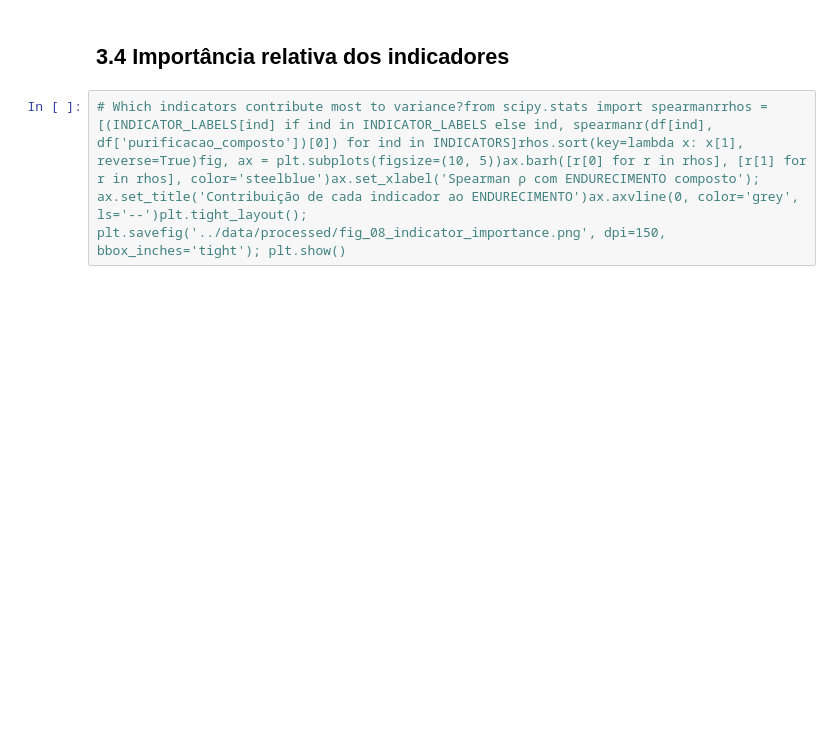
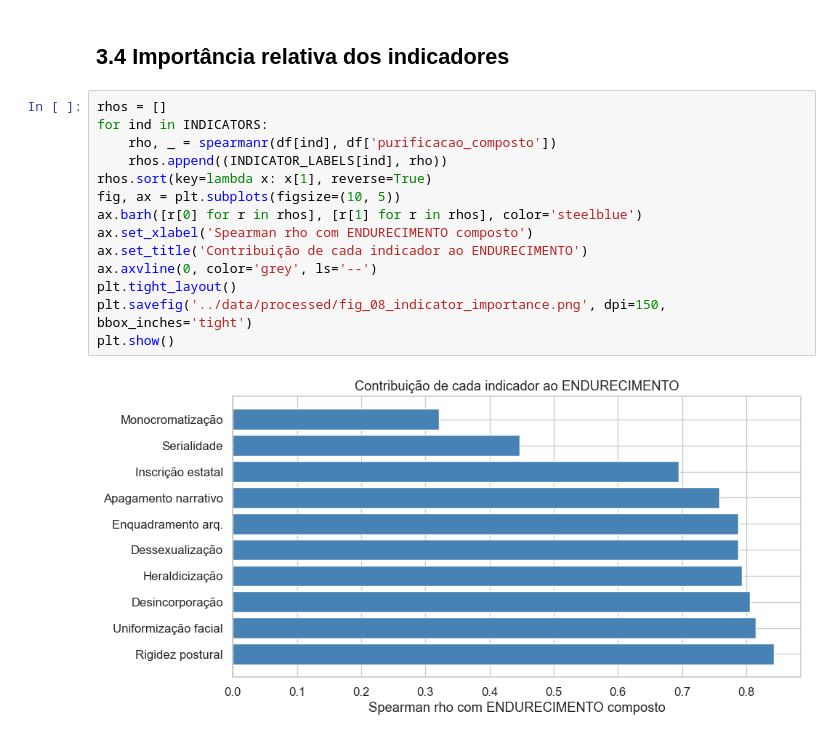
Before and after one commit to anavvanzin/iconocracy-corpus, a Jupyter notebook: notebooks/03_regression.ipynb, the cells around one changed output. Saved outputs shown, nothing was run; the diff lists cells and outputs as text; blank space fills up the shorter version.

```diff
--- a/notebooks/03_regression.ipynb
+++ b/notebooks/03_regression.ipynb
@@ -13,4 +103,18 @@ print("="*60); print("  Correlação de cada indicador com o composto"); print("
 # %% [markdown]
 ## 3.4 Importância relativa dos indicadores
 # %%
-# Which indicators contribute most to variance?from scipy.stats import spearmanrrhos = [(INDICATOR_LABELS[ind] if ind in INDICATOR_LABELS else ind, spearmanr(df[ind], df['purificacao_composto'])[0]) for ind in INDICATORS]rhos.sort(key=lambda x: x[1], reverse=True)fig, ax = plt.subplots(figsize=(10, 5))ax.barh([r[0] for r in rhos], [r[1] for r in rhos], color='steelblue')ax.set_xlabel('Spearman ρ com ENDURECIMENTO composto'); ax.set_title('Contribuição de cada indicador ao ENDURECIMENTO')ax.axvline(0, color='grey', ls='--')plt.tight_layout(); plt.savefig('../data/processed/fig_08_indicator_importance.png', dpi=150, bbox_inches='tight'); plt.show()
+rhos = []
+for ind in INDICATORS:
+    rho, _ = spearmanr(df[ind], df['purificacao_composto'])
+    rhos.append((INDICATOR_LABELS[ind], rho))
+rhos.sort(key=lambda x: x[1], reverse=True)
+fig, ax = plt.subplots(figsize=(10, 5))
+ax.barh([r[0] for r in rhos], [r[1] for r in rhos], color='steelblue')
+ax.set_xlabel('Spearman rho com ENDURECIMENTO composto')
+ax.set_title('Contribuição de cada indicador ao ENDURECIMENTO')
+ax.axvline(0, color='grey', ls='--')
+plt.tight_layout()
+plt.savefig('../data/processed/fig_08_indicator_importance.png', dpi=150, bbox_inches='tight')
+plt.show()
+# %% [output]
+[figure, added]
```
Also changed, not shown: parts of 5 cells of this notebook, 13 other files.
